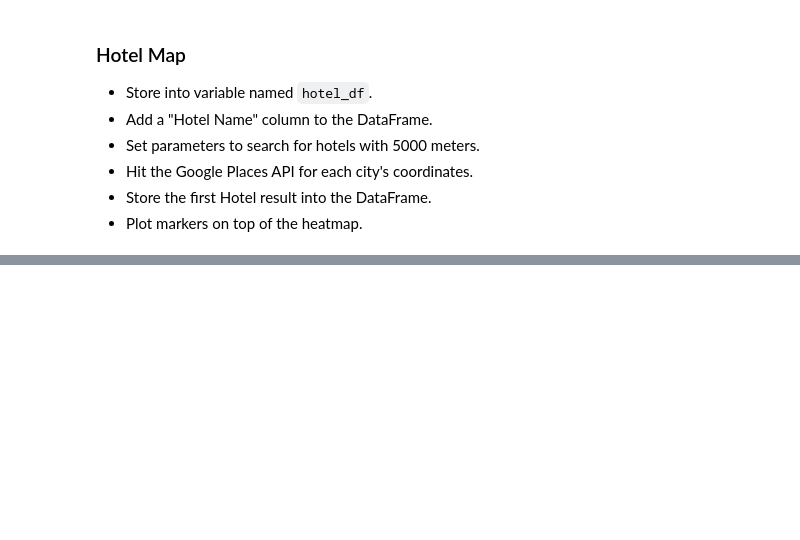
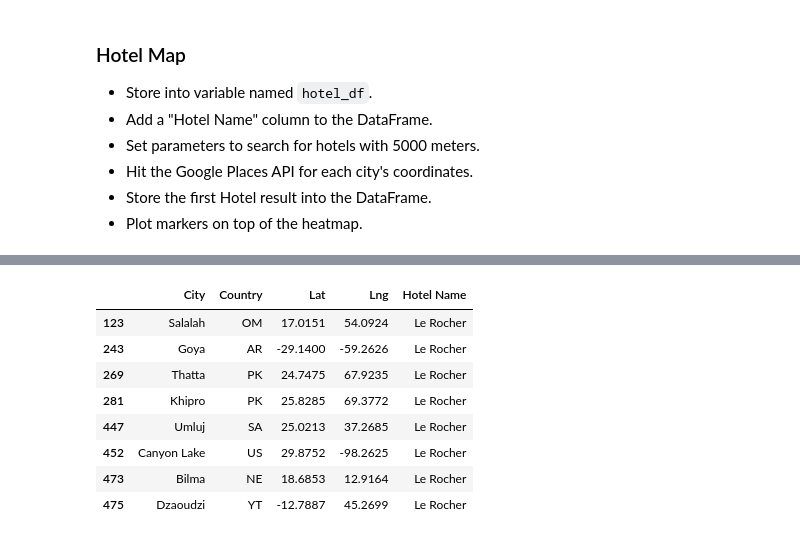
Before and after one commit to mandie021/python-api-challenge, a Jupyter notebook: VacationPy.ipynb, the cells around one changed output, grey strips where cells are left out. Drawn from its saved outputs; the diff is of its cells as text; code cells hidden in the pictures; blank space fills up the shorter version.

```diff
--- a/VacationPy.ipynb
+++ b/VacationPy.ipynb
@@ -100,3 +215,18 @@ AttributeError: 'DataFrame' object has no attribute 'dtype'
+# %%
+#converting to floats and changing names due to errors
+hotel_df["Latitude"].astype(float)
+hotel_df["Longitude"].astype(float)
+hotel_df.rename(columns ={"Latitude" : "Lat", "Longitude" : "Lng"})
+# %% [output]
+|  | City | Country | Lat | Lng | Hotel Name |
+| 123 | Salalah | OM | 17.0151 | 54.0924 | Le Rocher |
+| 243 | Goya | AR | -29.1400 | -59.2626 | Le Rocher |
+| 269 | Thatta | PK | 24.7475 | 67.9235 | Le Rocher |
+| 281 | Khipro | PK | 25.8285 | 69.3772 | Le Rocher |
+| 447 | Umluj | SA | 25.0213 | 37.2685 | Le Rocher |
+| 452 | Canyon Lake | US | 29.8752 | -98.2625 | Le Rocher |
+| 473 | Bilma | NE | 18.6853 | 12.9164 | Le Rocher |
+| 475 | Dzaoudzi | YT | -12.7887 | 45.2699 | Le Rocher |
 # %%
 # NOTE: Do not change any of the code in this cell
 
```
Also changed, not shown: parts of 9 cells of this notebook.
